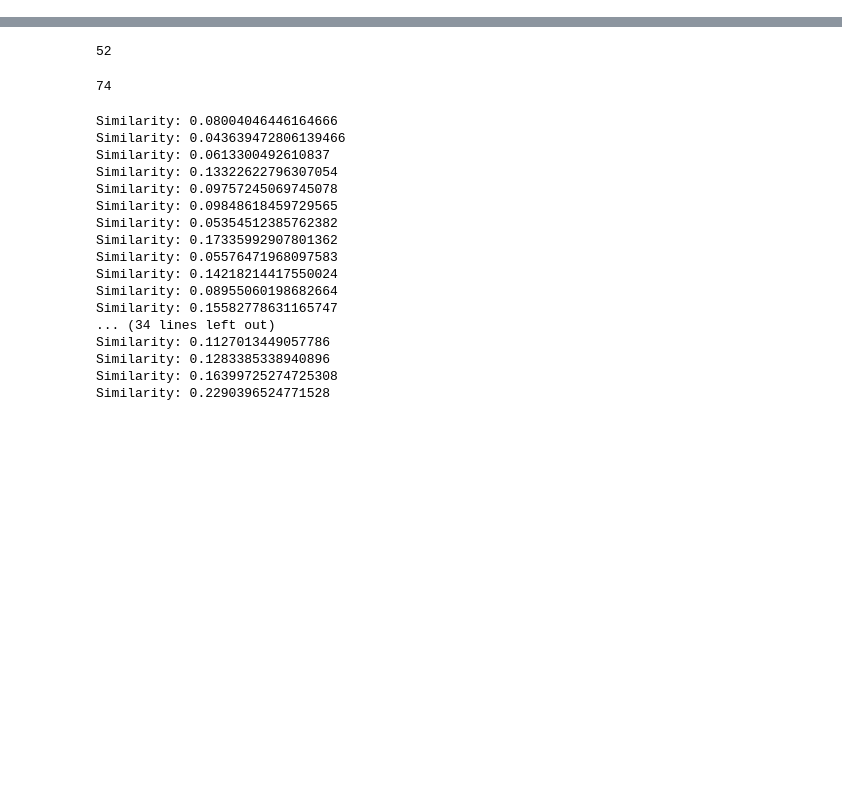
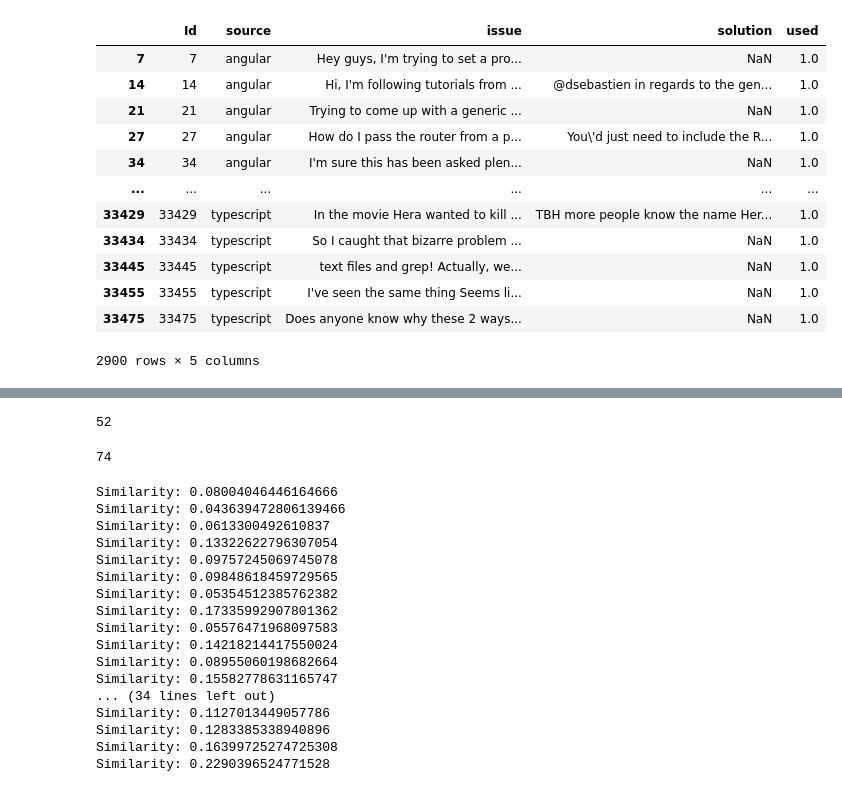
Before and after one commit to NoleWang/Respondent_Recommendation, a Jupyter notebook: Data/tools/Similarity_Analysis.ipynb, the cells around one changed output, grey strips where cells are left out. Saved outputs shown, nothing was run; the diff lists cells and outputs as text; code cells hidden in the pictures; blank space fills up the shorter version.

```diff
--- a/Data/tools/Similarity_Analysis.ipynb
+++ b/Data/tools/Similarity_Analysis.ipynb
@@ -80,0 +143,10 @@ similarity:  0.3730019232961255
+# %%
+df_annotations = pd.read_csv("../chat_pattern/chat_annotation_1000_pos_new.csv")
+# %%
+used = np.zeros(len(df_all))
+
+for issue_id in df_annotations["Id"]:
+    used[issue_id] += 1
+# %%
+df_all["used"] = used
+df_all.head()
@@ -80,0 +160,22 @@ similarity:  0.3730019232961255
+# %%
+used = list(df_all["used"].values)
+for test_id in df_more["id"]:
+    used[test_id] = 1
+
+df_all["used"] = used
+# %%
+df_all[df_all["used"] == 1]
+# %% [output]
+|  | Id | source | issue | solution | used |
+| 7 | 7 | angular | Hey guys, I'm trying to set a pro... | NaN | 1.0 |
+| 14 | 14 | angular | Hi, I'm following tutorials from ... | @dsebastien in regards to the gen... | 1.0 |
+| 21 | 21 | angular | Trying to come up with a generic ... | NaN | 1.0 |
+| 27 | 27 | angular | How do I pass the router from a p... | You\'d just need to include the R... | 1.0 |
+| 34 | 34 | angular | I'm sure this has been asked plen... | NaN | 1.0 |
+| ... | ... | ... | ... | ... | ... |
+| 33429 | 33429 | typescript | In the movie Hera wanted to kill ... | TBH more people know the name Her... | 1.0 |
+| 33434 | 33434 | typescript | So I caught that bizarre problem ... | NaN | 1.0 |
+| 33445 | 33445 | typescript | text files and grep! Actually, we... | NaN | 1.0 |
+| 33455 | 33455 | typescript | I've seen the same thing Seems li... | NaN | 1.0 |
+| 33475 | 33475 | typescript | Does anyone know why these 2 ways... | NaN | 1.0 |
+2900 rows × 5 columns
```
Also changed, not shown: parts of 14 cells of this notebook, 3 other files.
